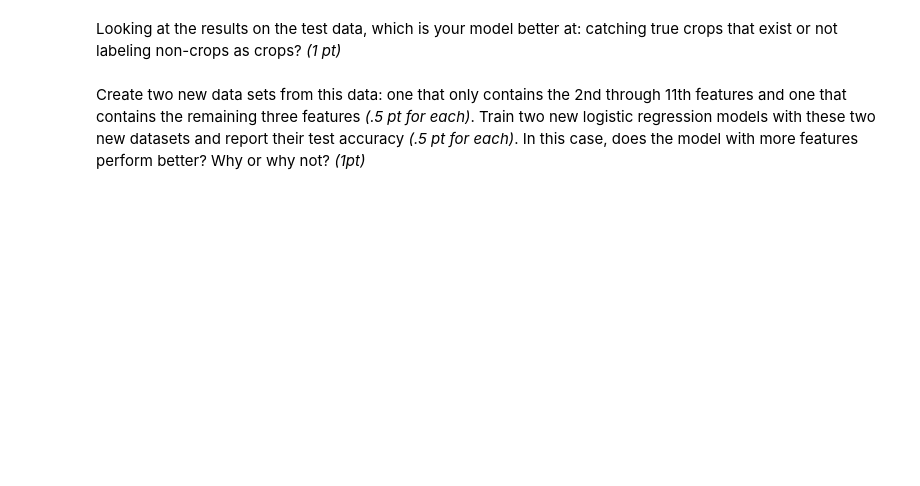
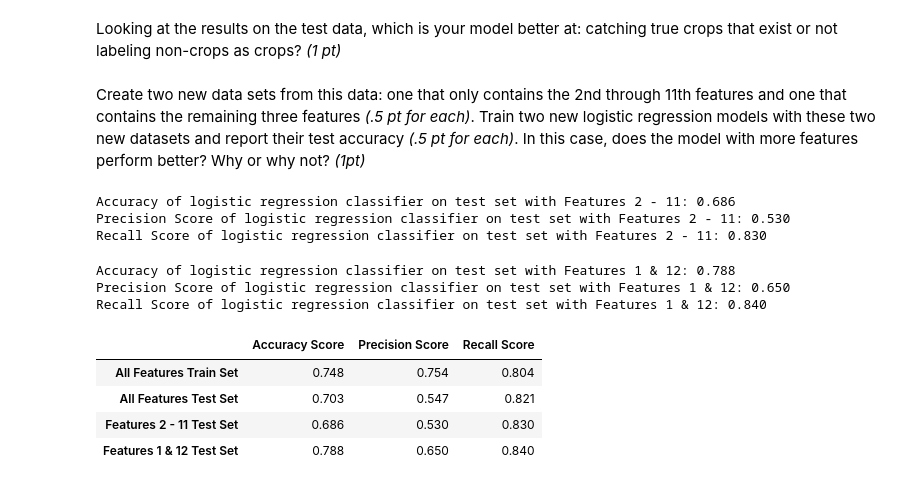
Before and after one commit to jc9536/IdentifyingCrops, a Jupyter notebook: Jaimie Chin - IdentifyingCrops.ipynb, the cells around one changed output. Cells and saved outputs as stored; diff of their text form; code cells hidden in the pictures; blank space fills up the shorter version.

Commit message:
create analysis

```diff
--- a/Jaimie Chin - IdentifyingCrops.ipynb
+++ b/Jaimie Chin - IdentifyingCrops.ipynb
@@ -98,0 +171,57 @@ Create two new data sets from this data: one that only contains the 2nd through
+# %%
+# Instantiate Logistic Regression Model for Features 2 - 11
+feat1_model = LogisticRegression()
+
+# Fit the model to the train data
+feat1_model.fit(feat1_X_train_df, y_train)
+
+# Assess the test data
+y_test_pred = feat1_model.predict(feat1_X_test_df)
+print('\nAccuracy of logistic regression classifier on test set with Features 2 - 11: {:.3f}'.format(
+    accuracy_score(y_test, y_test_pred)))
+print('Precision Score of logistic regression classifier on test set with Features 2 - 11: {:.3f}'.format(
+    precision_score(y_test, y_test_pred)))
+print('Recall Score of logistic regression classifier on test set with Features 2 - 11: {:.3f}'.format(
+    recall_score(y_test, y_test_pred)))
+# %% [output]
+Accuracy of logistic regression classifier on test set with Features 2 - 11: 0.686
+Precision Score of logistic regression classifier on test set with Features 2 - 11: 0.530
+Recall Score of logistic regression classifier on test set with Features 2 - 11: 0.830
+# %%
+# Instantiate Logistic Regression Model for Features 1 & 12
+feat2_model = LogisticRegression()
+
+# Fit the model to the train data
+feat2_model.fit(feat2_X_train_df, y_train)
+
+# Assess the test data
+y_test_pred = feat2_model.predict(feat2_X_test_df)
+print('\nAccuracy of logistic regression classifier on test set with Features 1 & 12: {:.3f}'.format(
+    accuracy_score(y_test, y_test_pred)))
+print('Precision Score of logistic regression classifier on test set with Features 1 & 12: {:.3f}'.format(
+    precision_score(y_test, y_test_pred)))
+print('Recall Score of logistic regression classifier on test set with Features 1 & 12: {:.3f}'.format(
+    recall_score(y_test, y_test_pred)))
+# %% [output]
+Accuracy of logistic regression classifier on test set with Features 1 & 12: 0.788
+Precision Score of logistic regression classifier on test set with Features 1 & 12: 0.650
+Recall Score of logistic regression classifier on test set with Features 1 & 12: 0.840
+# %%
+# Create a table of accuracy, precision & recall scores for analysis
+score_table = pd.DataFrame({
+    'Accuracy Score': [0.748, 0.703, 0.686, 0.788],
+    'Precision Score': [0.754, 0.547, 0.530, 0.650],
+    'Recall Score': [0.804, 0.821, 0.830, 0.840]
+}, index=['All Features Train Set',
+          'All Features Test Set',
+          'Features 2 - 11 Test Set',
+          'Features 1 & 12 Test Set'])
+
+# Show table
+score_table
+# %% [output]
+|  | Accuracy Score | Precision Score | Recall Score |
+| All Features Train Set | 0.748 | 0.754 | 0.804 |
+| All Features Test Set | 0.703 | 0.547 | 0.821 |
+| Features 2 - 11 Test Set | 0.686 | 0.530 | 0.830 |
+| Features 1 & 12 Test Set | 0.788 | 0.650 | 0.840 |
```
Also changed, not shown: parts of 7 cells of this notebook.
